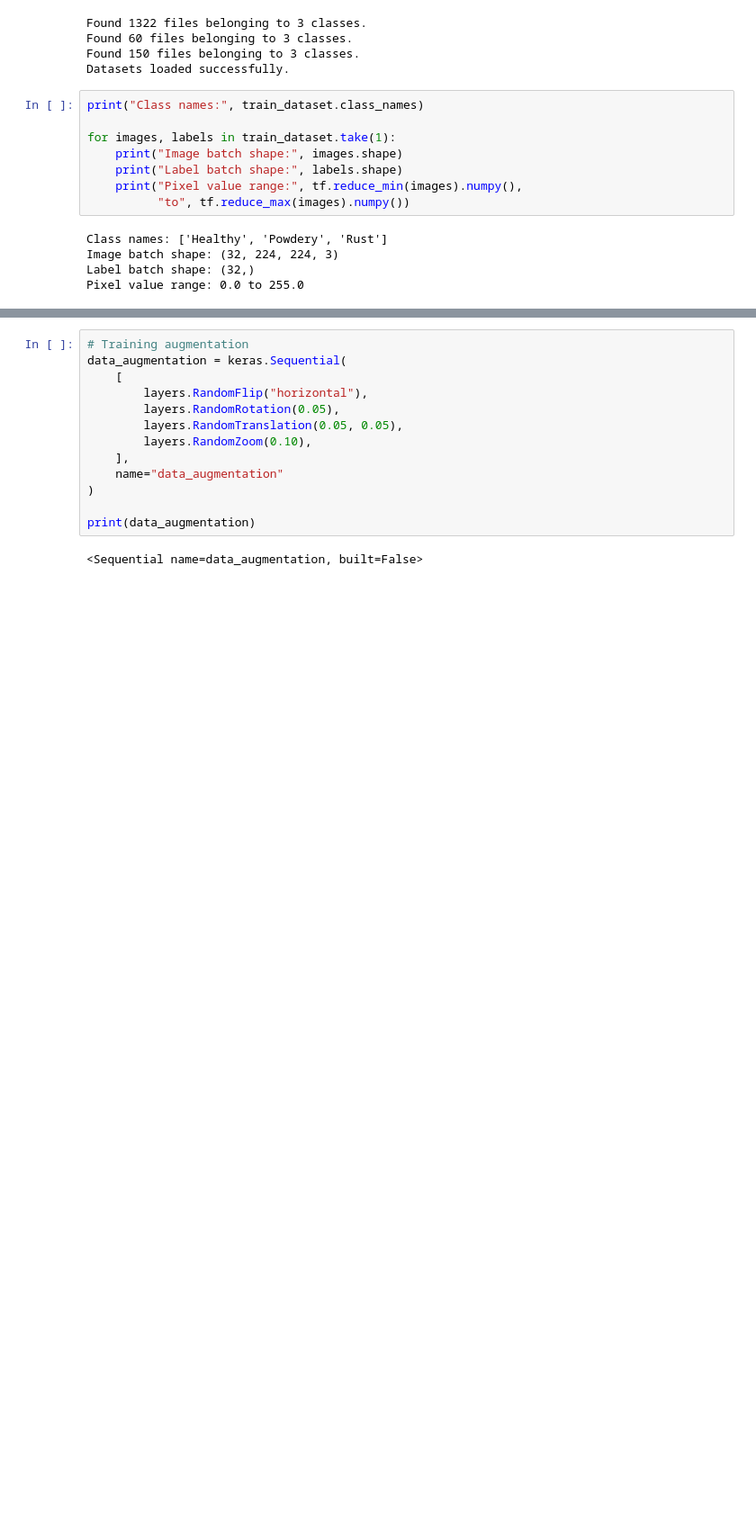
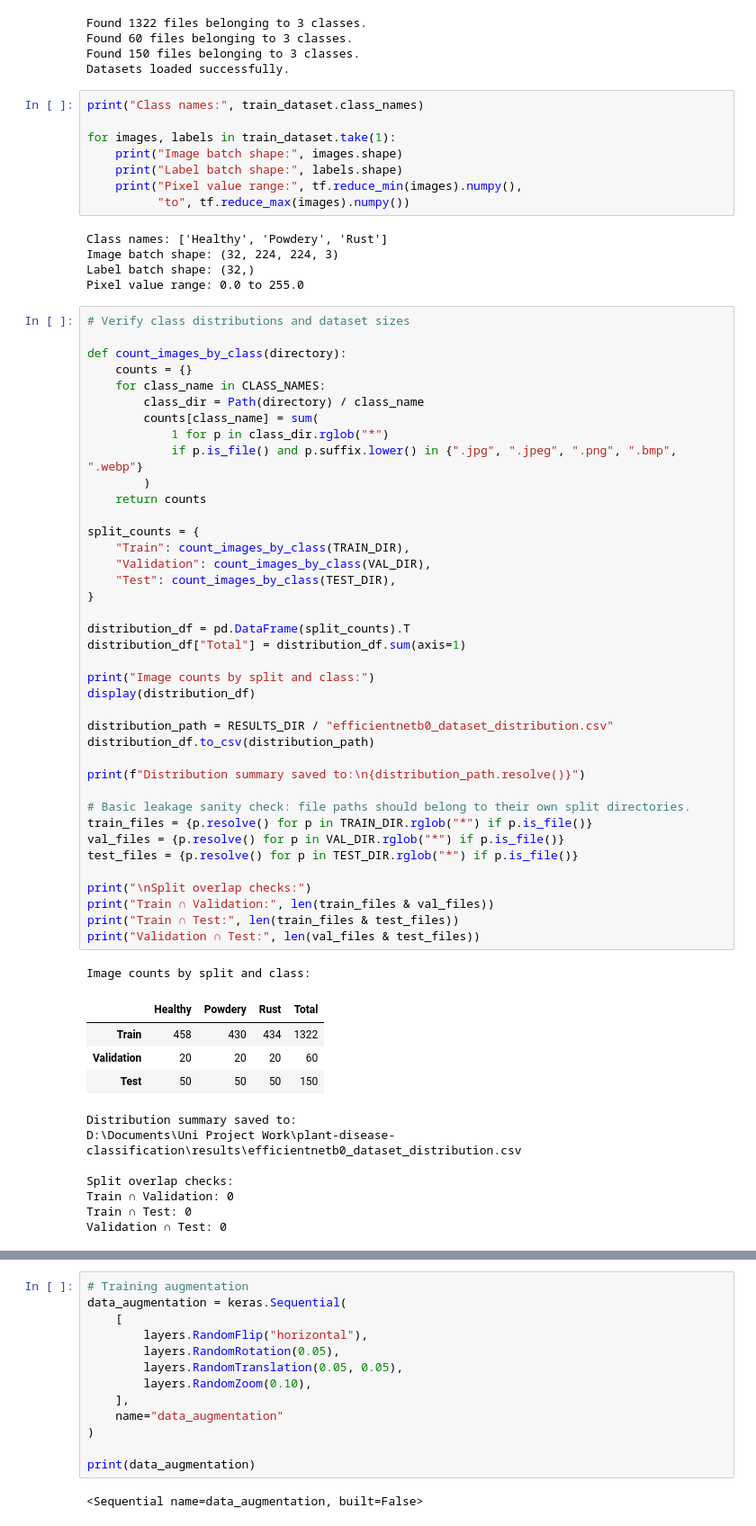
Before and after one commit to Y04Assignments/plant-disease-classification, a Jupyter notebook: notebooks/06_EfficientNetB0.ipynb, the cells around one changed output, grey strips where cells are left out. Shown at 90% size. Cells and saved outputs as stored; diff of their text form; blank space fills up the shorter version.

```diff
--- a/notebooks/06_EfficientNetB0.ipynb
+++ b/notebooks/06_EfficientNetB0.ipynb
@@ -124,6 +137,58 @@ Class names: ['Healthy', 'Powdery', 'Rust']
 Image batch shape: (32, 224, 224, 3)
 Label batch shape: (32,)
 Pixel value range: 0.0 to 255.0
+# %%
+# Verify class distributions and dataset sizes
+
+def count_images_by_class(directory):
+    counts = {}
+    for class_name in CLASS_NAMES:
+        class_dir = Path(directory) / class_name
+        counts[class_name] = sum(
+            1 for p in class_dir.rglob("*")
+            if p.is_file() and p.suffix.lower() in {".jpg", ".jpeg", ".png", ".bmp", ".webp"}
+        )
+    return counts
+
+split_counts = {
+    "Train": count_images_by_class(TRAIN_DIR),
+    "Validation": count_images_by_class(VAL_DIR),
+    "Test": count_images_by_class(TEST_DIR),
+}
+
+distribution_df = pd.DataFrame(split_counts).T
+distribution_df["Total"] = distribution_df.sum(axis=1)
+
+print("Image counts by split and class:")
+display(distribution_df)
+
+distribution_path = RESULTS_DIR / "efficientnetb0_dataset_distribution.csv"
+distribution_df.to_csv(distribution_path)
+
+print(f"Distribution summary saved to:\n{distribution_path.resolve()}")
+
+# Basic leakage sanity check: file paths should belong to their own split directories.
+train_files = {p.resolve() for p in TRAIN_DIR.rglob("*") if p.is_file()}
+val_files = {p.resolve() for p in VAL_DIR.rglob("*") if p.is_file()}
+test_files = {p.resolve() for p in TEST_DIR.rglob("*") if p.is_file()}
+
+print("\nSplit overlap checks:")
+print("Train ∩ Validation:", len(train_files & val_files))
+print("Train ∩ Test:", len(train_files & test_files))
+print("Validation ∩ Test:", len(val_files & test_files))
+# %% [output]
+Image counts by split and class:
+|  | Healthy | Powdery | Rust | Total |
+| Train | 458 | 430 | 434 | 1322 |
+| Validation | 20 | 20 | 20 | 60 |
+| Test | 50 | 50 | 50 | 150 |
+Distribution summary saved to:
+D:\Documents\Uni Project Work\plant-disease-classification\results\efficientnetb0_dataset_distribution.csv
+
+Split overlap checks:
+Train ∩ Validation: 0
+Train ∩ Test: 0
+Validation ∩ Test: 0
 # %% [markdown]
 ## EfficientNetB0 Input Pipeline
 
```
Also changed, not shown: parts of 33 cells of this notebook, 7 other files.
